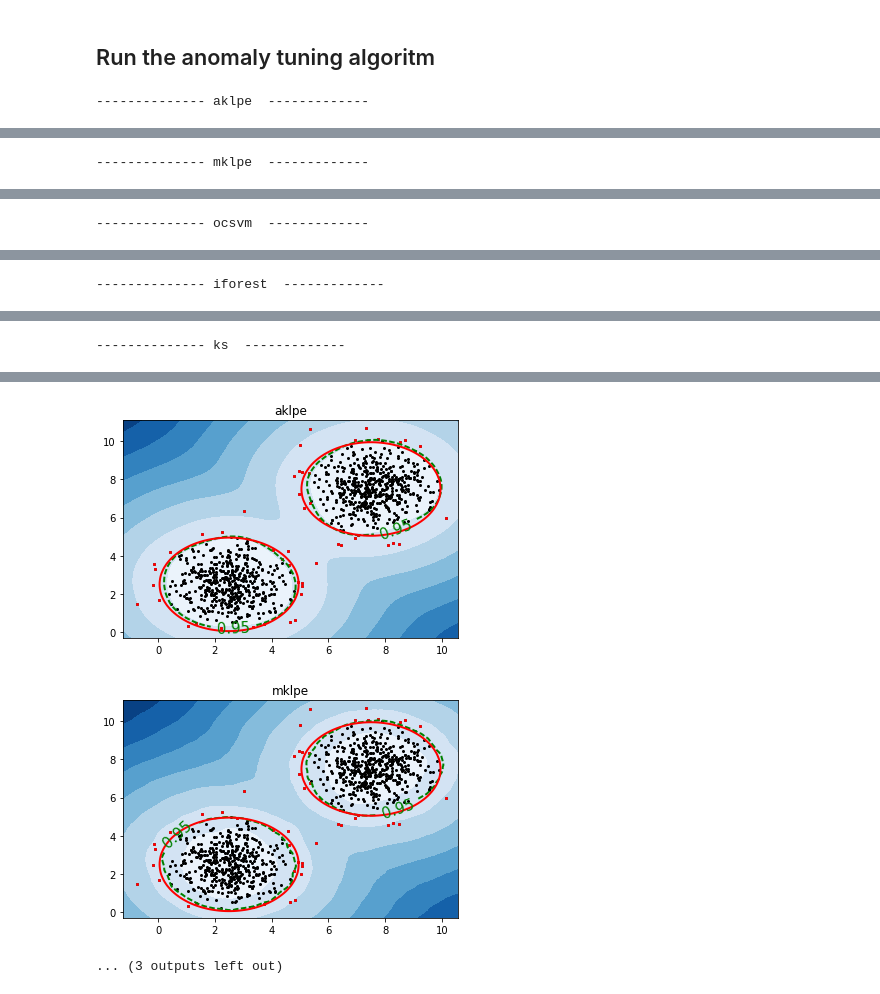
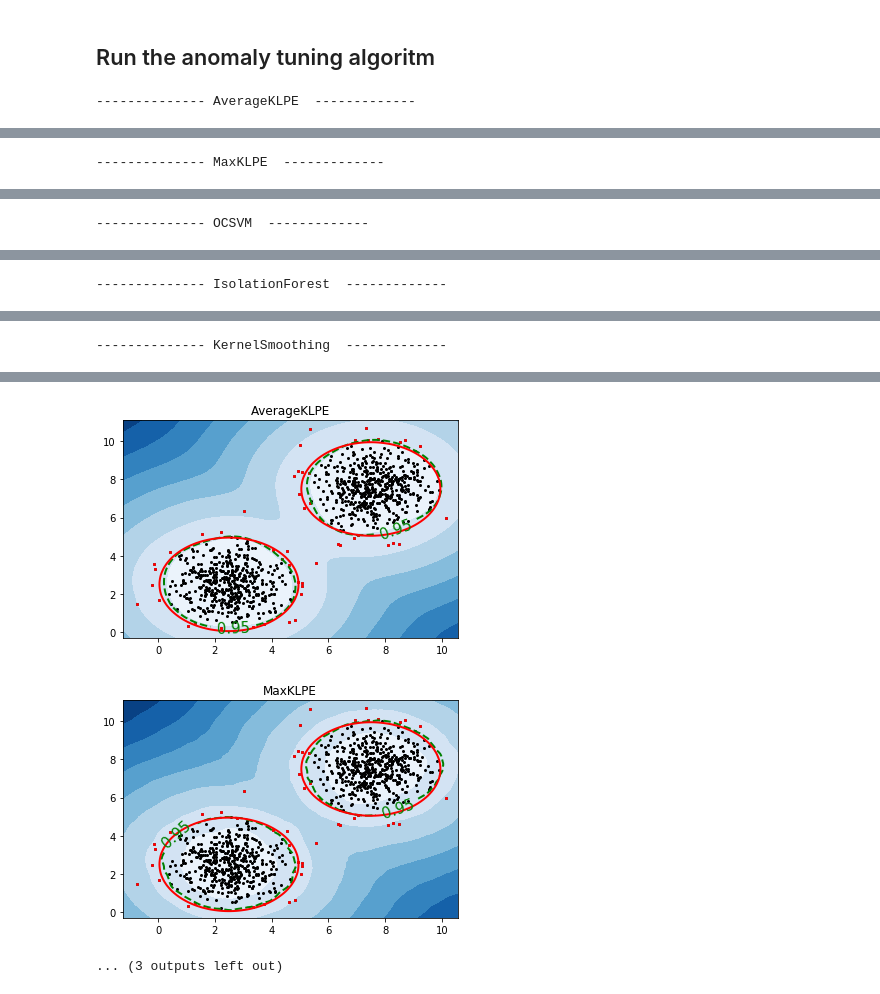
Before and after one commit to albertcthomas/anomaly_tuning, a Jupyter notebook: demo_anomaly_tuning.ipynb, the cells around one changed output, grey strips where cells are left out. Saved outputs shown, nothing was run; the diff lists cells and outputs as text; code cells hidden in the pictures.

```diff
--- a/demo_anomaly_tuning.ipynb
+++ b/demo_anomaly_tuning.ipynb
@@ -81,22 +81,23 @@ Z_true = Z_true.reshape(xx.shape)
 
 
 algorithms = [AverageKLPE, MaxKLPE, OCSVM, IsolationForest, KernelSmoothing]
-algo_param = {'aklpe': {'k': np.arange(1, min(50, int(0.8 * n_samples)), 2),
-                        'novelty': [True]},
-              'mklpe': {'k': np.arange(1, min(50, int(0.8 * n_samples)), 2),
-                        'novelty': [True]},
-              'ocsvm': {'sigma': np.linspace(0.01, 5., 50)},
-              'iforest': {'max_samples': np.linspace(0.1, 1., 10)},
-              'ks': {'bandwidth': np.linspace(0.01, 5., 50)},
-              }
+algo_param = {
+    'AverageKLPE': {'k': np.arange(1, min(50, int(0.8 * n_samples)), 2),
+                    'novelty': [True]},
+    'MaxKLPE': {'k': np.arange(1, min(50, int(0.8 * n_samples)), 2),
+                'novelty': [True]},
+    'OCSVM': {'sigma': np.linspace(0.01, 5., 10)},
+    'IsolationForest': {'max_samples': np.linspace(0.1, 1., 10)},
+    'KernelSmoothing': {'bandwidth': np.linspace(0.01, 5., 10)},
+}
 
 # Tuning step
-n_estimator = 10
-cv = ShuffleSplit(n_splits=n_estimator, test_size=0.2, random_state=42)
+n_estimators = 10
+cv = ShuffleSplit(n_splits=n_estimators, test_size=0.2, random_state=42)
 
 for algo in algorithms:
 
-    name_algo = algo.name
+    name_algo = algo.__name__
     print('--------------', name_algo, ' -------------')
     parameters = algo_param[name_algo]
 
@@ -107,10 +108,10 @@ for algo in algorithms:
 
     Z = np.zeros((np.shape(grid)[0],))
     Z_data = np.zeros((n_samples,))
-    for n_est in range(n_estimator):
+    for n_est in range(n_estimators):
         clf = models[n_est]
-        Z += 1. / n_estimator * (clf.score_samples(grid))
-        Z_data += 1. / n_estimator * (clf.score_samples(X))
+        Z += 1. / n_estimators * (clf.score_samples(grid))
+        Z_data += 1. / n_estimators * (clf.score_samples(X))
 
     off_data = np.percentile(Z_data, 100 * (1 - alpha_set))
 
@@ -130,4 +131,4 @@ for algo in algorithms:
 
 plt.show()
 # %% [output]
--------------- aklpe  -------------
+-------------- AverageKLPE  -------------
@@ -144 +146 @@ plt.show()
--------------- mklpe  -------------
+-------------- MaxKLPE  -------------
@@ -155 +158 @@ plt.show()
--------------- ocsvm  -------------
+-------------- OCSVM  -------------
@@ -166 +170 @@ plt.show()
--------------- iforest  -------------
+-------------- IsolationForest  -------------
@@ -177 +182 @@ plt.show()
--------------- ks  -------------
+-------------- KernelSmoothing  -------------
@@ -188,3 +194,3 @@ plt.show()
-[figure, old version]
+[figure, new version]
-[figure, old version]
+[figure, new version]
 ... (3 outputs left out)
```
Also changed, not shown: parts of 1 cell of this notebook, 5 other files.
